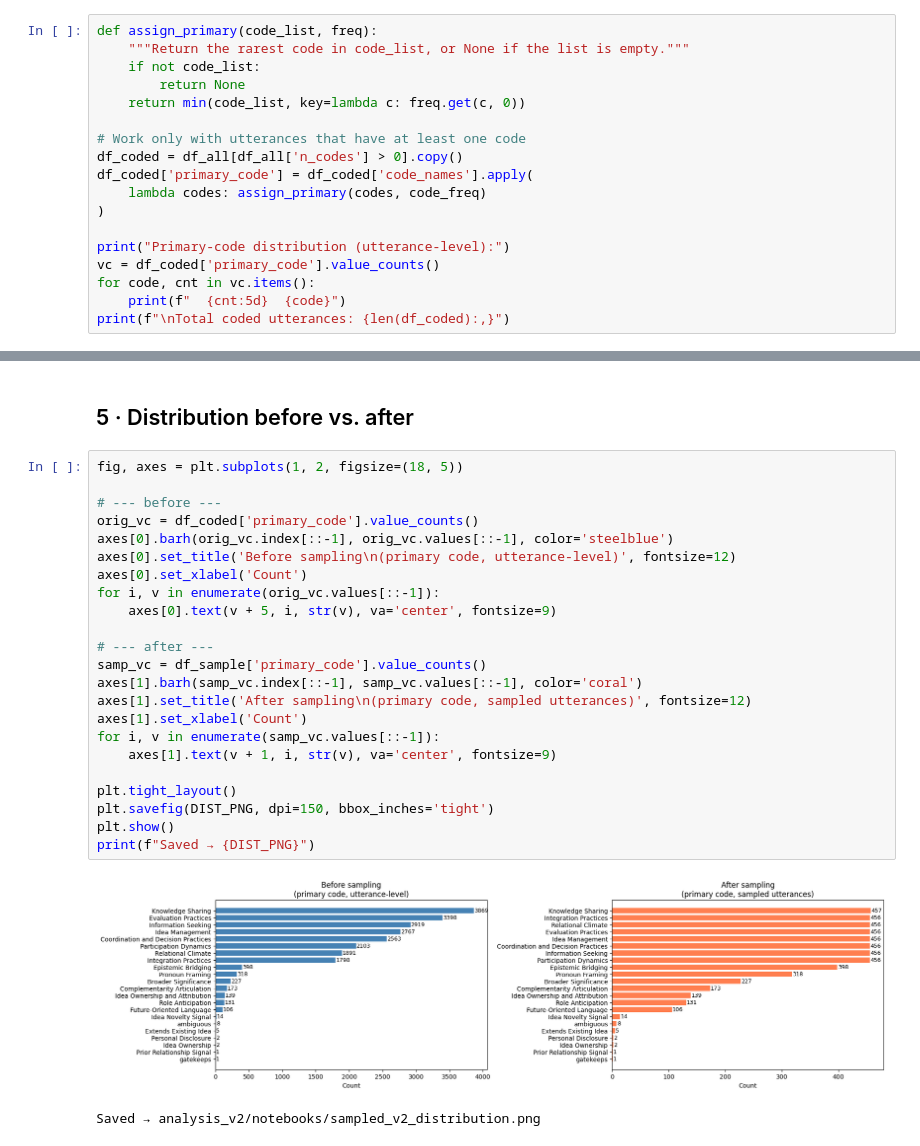
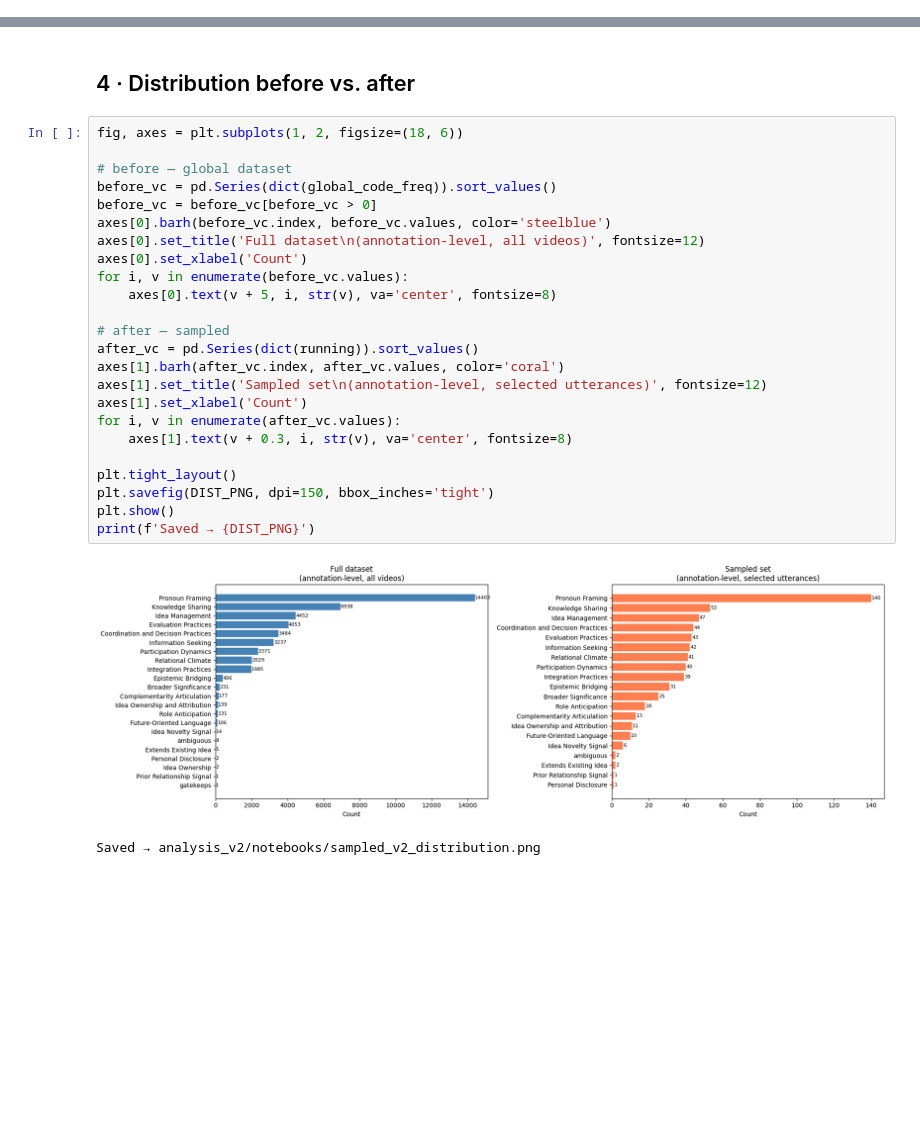
Before and after one commit to eveyhuang/gemini_data_analysis, a Jupyter notebook: analysis_v2/notebooks/sample_v2.ipynb, the cells around one changed output, grey strips where cells are left out. Saved outputs shown, nothing was run; the diff lists cells and outputs as text; blank space fills up the shorter version.

```diff
--- a/analysis_v2/notebooks/sample_v2.ipynb
+++ b/analysis_v2/notebooks/sample_v2.ipynb
@@ -166,18 +158,0 @@ stratification queue so they are never under-sampled.
-# %%
-def assign_primary(code_list, freq):
-    """Return the rarest code in code_list, or None if the list is empty."""
-    if not code_list:
-        return None
-    return min(code_list, key=lambda c: freq.get(c, 0))
-
-# Work only with utterances that have at least one code
-df_coded = df_all[df_all['n_codes'] > 0].copy()
-df_coded['primary_code'] = df_coded['code_names'].apply(
-    lambda codes: assign_primary(codes, code_freq)
-)
-
-print("Primary-code distribution (utterance-level):")
-vc = df_coded['primary_code'].value_counts()
-for code, cnt in vc.items():
-    print(f"  {cnt:5d}  {code}")
-print(f"\nTotal coded utterances: {len(df_coded):,}")
@@ -267,28 +301,29 @@ Total sampled: 5,174  (20.0%)
 # %% [markdown]
-## 5 · Distribution before vs. after
+## 4 · Distribution before vs. after
 # %%
-fig, axes = plt.subplots(1, 2, figsize=(18, 5))
+fig, axes = plt.subplots(1, 2, figsize=(18, 6))
 
-# --- before ---
-orig_vc = df_coded['primary_code'].value_counts()
-axes[0].barh(orig_vc.index[::-1], orig_vc.values[::-1], color='steelblue')
-axes[0].set_title('Before sampling\n(primary code, utterance-level)', fontsize=12)
+# before — global dataset
+before_vc = pd.Series(dict(global_code_freq)).sort_values()
+before_vc = before_vc[before_vc > 0]
+axes[0].barh(before_vc.index, before_vc.values, color='steelblue')
+axes[0].set_title('Full dataset\n(annotation-level, all videos)', fontsize=12)
 axes[0].set_xlabel('Count')
-for i, v in enumerate(orig_vc.values[::-1]):
-    axes[0].text(v + 5, i, str(v), va='center', fontsize=9)
+for i, v in enumerate(before_vc.values):
+    axes[0].text(v + 5, i, str(v), va='center', fontsize=8)
 
-# --- after ---
-samp_vc = df_sample['primary_code'].value_counts()
-axes[1].barh(samp_vc.index[::-1], samp_vc.values[::-1], color='coral')
-axes[1].set_title('After sampling\n(primary code, sampled utterances)', fontsize=12)
+# after — sampled
+after_vc = pd.Series(dict(running)).sort_values()
+axes[1].barh(after_vc.index, after_vc.values, color='coral')
+axes[1].set_title('Sampled set\n(annotation-level, selected utterances)', fontsize=12)
 axes[1].set_xlabel('Count')
-for i, v in enumerate(samp_vc.values[::-1]):
-    axes[1].text(v + 1, i, str(v), va='center', fontsize=9)
+for i, v in enumerate(after_vc.values):
+    axes[1].text(v + 0.3, i, str(v), va='center', fontsize=8)
 
 plt.tight_layout()
 plt.savefig(DIST_PNG, dpi=150, bbox_inches='tight')
 plt.show()
-print(f"Saved → {DIST_PNG}")
+print(f'Saved → {DIST_PNG}')
 # %% [output]
-[figure, old version]
+[figure, new version]
 Saved → analysis_v2/notebooks/sampled_v2_distribution.png
```
Also changed, not shown: parts of 22 cells of this notebook, 2 other files.
